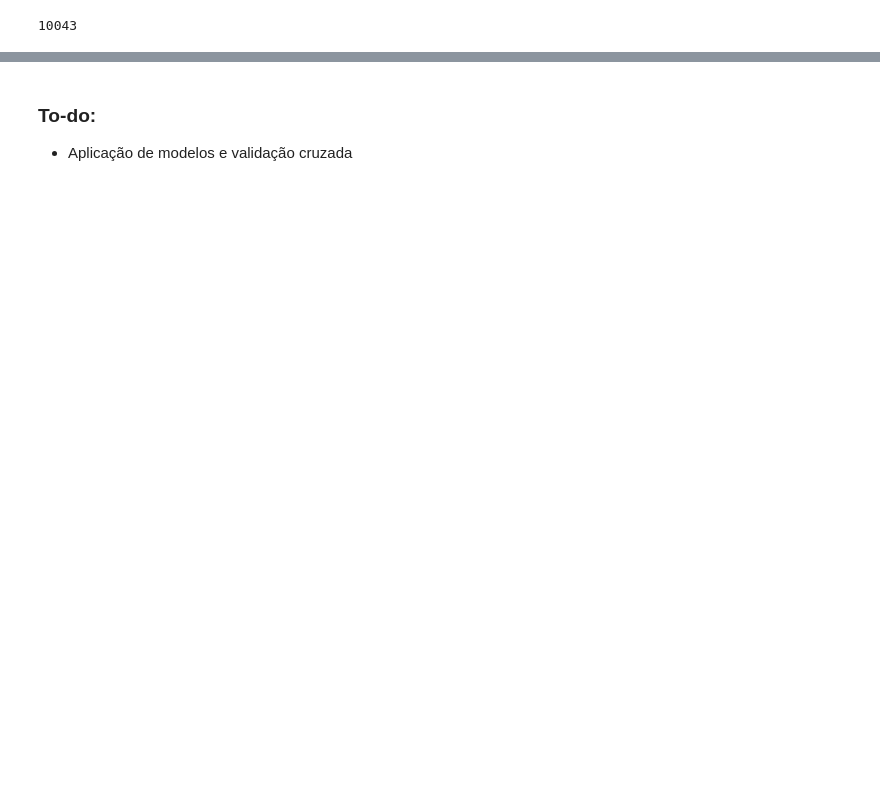
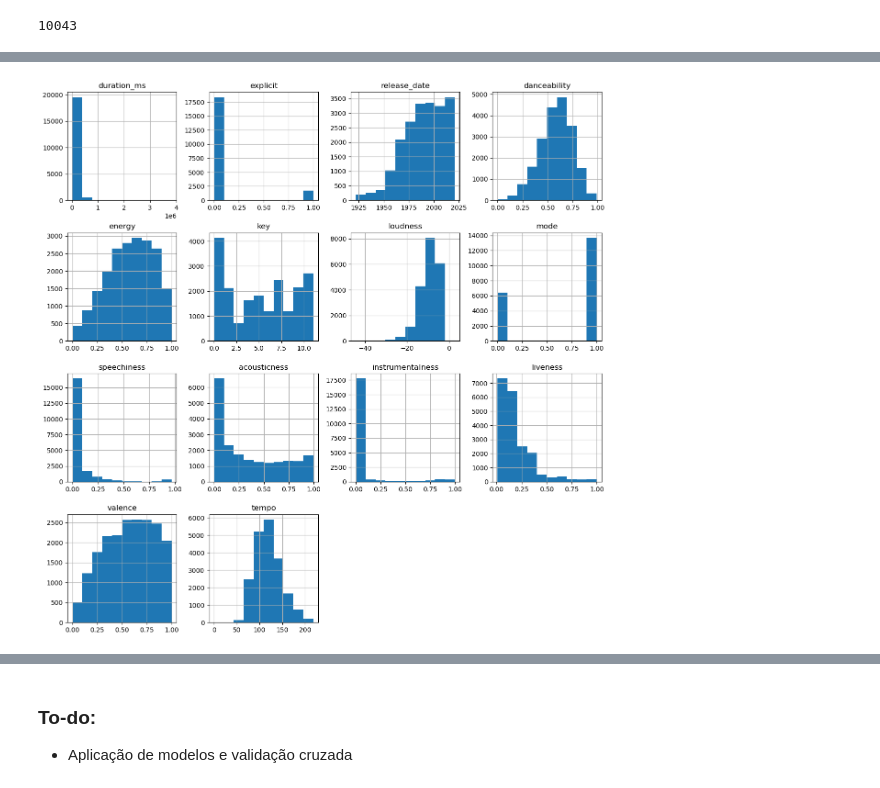
Before and after one commit to xRiku/gp-ufes, a Jupyter notebook: billboard_x_spotify.ipynb, the cells around one changed output, grey strips where cells are left out. Saved outputs shown, nothing was run; the diff lists cells and outputs as text; code cells hidden in the pictures; blank space fills up the shorter version.

```diff
--- a/billboard_x_spotify.ipynb
+++ b/billboard_x_spotify.ipynb
@@ -283,4 +283,7 @@ samples_df
 # %%
-concatened_df = pd.concat([billboard_entries_df, samples_df]).reset_index(drop=True)
-concatened_df
+concatenated_df = pd.concat([billboard_entries_df, samples_df]).reset_index(drop=True)
+concatenated_df.columns
+# concatenated_df['weeks'].fillna(0, inplace=True)
+# concatenated_df["release_date"] = concatenated_df["release_date"].dt.year
+# concatenated_df
 # %% [output]
@@ -299,0 +296,6 @@ concatened_df
+# %%
+hit_song_df = concatenated_df.copy()
+### if it appears once in billboard hot 100 then it's a hit
+hit_song_df['hit'] = hit_song_df['weeks'].apply(lambda x: 1 if x else 0)
+hit_song_df = hit_song_df.drop(columns=['weeks', "name", "artist"])
+hit_song_df
@@ -299,0 +316,4 @@ concatened_df
+# %%
+hit_song_X = hit_song_df.drop('hit', axis=1)
+hit_song_y = hit_song_df['hit']
+hit_song_X
@@ -299,0 +334,4 @@ concatened_df
+# %%
+_ = pd.DataFrame.hist(data=hit_song_X, figsize=[15,15])
+# %% [output]
+[figure, added]
```
Also changed, not shown: parts of 20 cells of this notebook.
